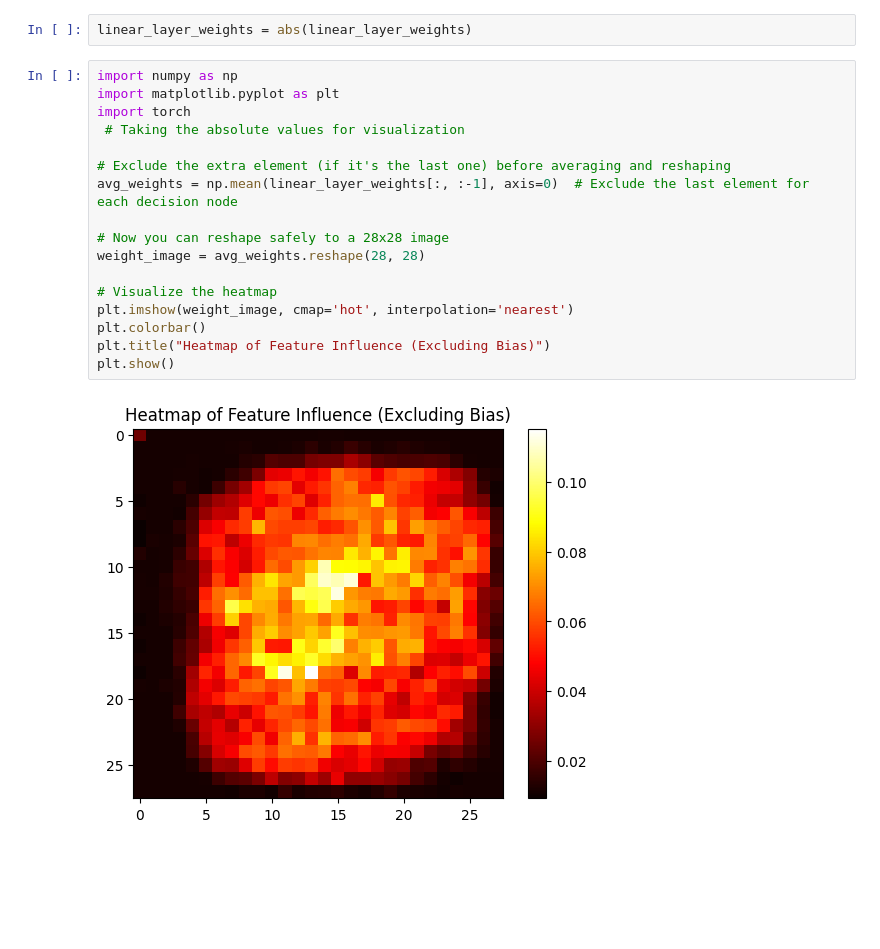
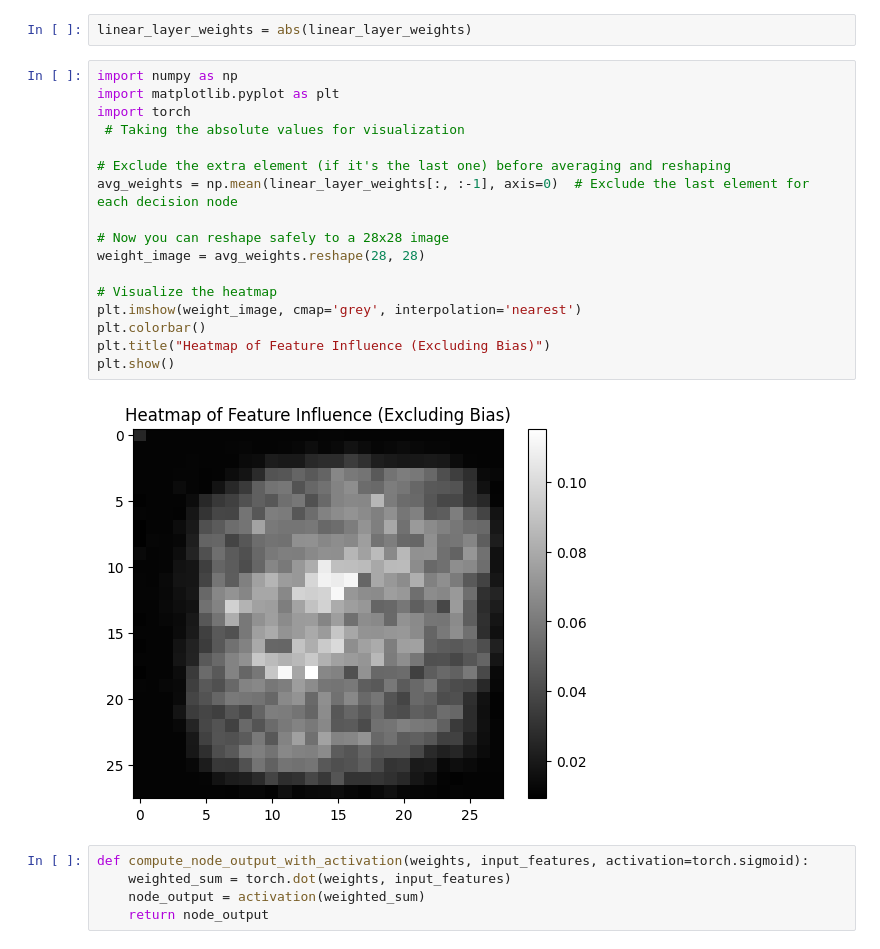
Before and after one commit to Ethan-Shapiro/Soft-Decision-Tree, a Jupyter notebook: model_viz.ipynb, the cells around one changed output. Cells and saved outputs as stored; diff of their text form; blank space fills up the shorter version.

```diff
--- a/model_viz.ipynb
+++ b/model_viz.ipynb
@@ -282,19 +260,24 @@ linear_layer_weights = abs(linear_layer_weights)
 # %%
 import numpy as np
 import matplotlib.pyplot as plt
 import torch
  # Taking the absolute values for visualization
 
 # Exclude the extra element (if it's the last one) before averaging and reshaping
 avg_weights = np.mean(linear_layer_weights[:, :-1], axis=0)  # Exclude the last element for each decision node
 
 # Now you can reshape safely to a 28x28 image
 weight_image = avg_weights.reshape(28, 28)
 
 # Visualize the heatmap
-plt.imshow(weight_image, cmap='hot', interpolation='nearest')
+plt.imshow(weight_image, cmap='grey', interpolation='nearest')
 plt.colorbar()
 plt.title("Heatmap of Feature Influence (Excluding Bias)")
 plt.show()
 # %% [output]
-[figure, old version]
+[figure, new version]
+# %%
+def compute_node_output_with_activation(weights, input_features, activation=torch.sigmoid):
+    weighted_sum = torch.dot(weights, input_features)
+    node_output = activation(weighted_sum)
+    return node_output
```
Also changed, not shown: parts of 3 cells of this notebook.
